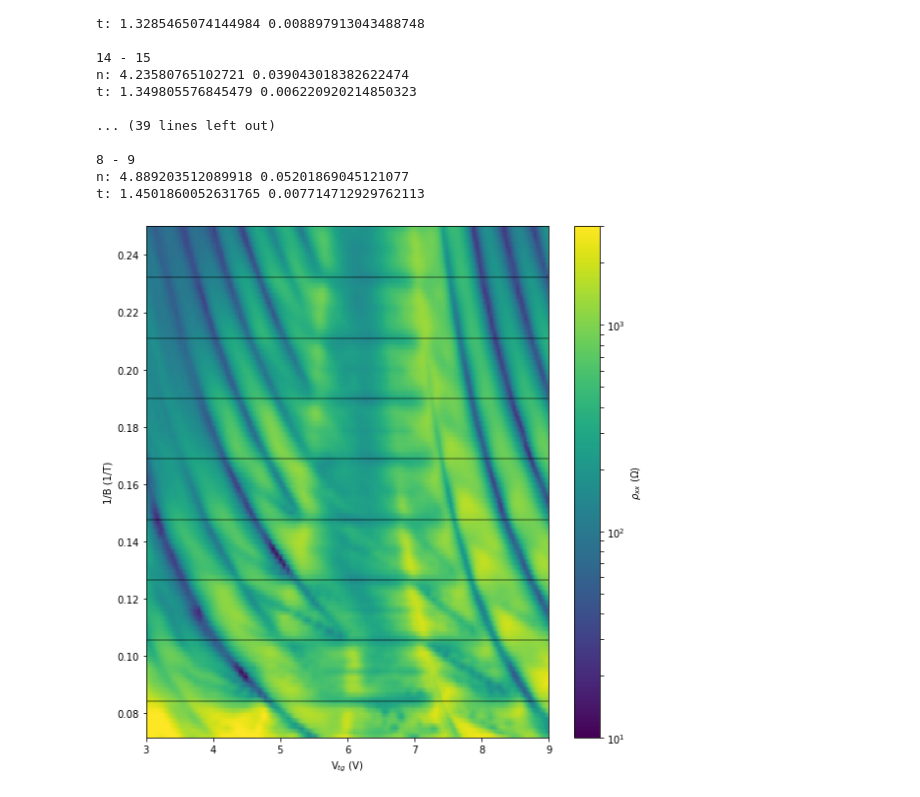
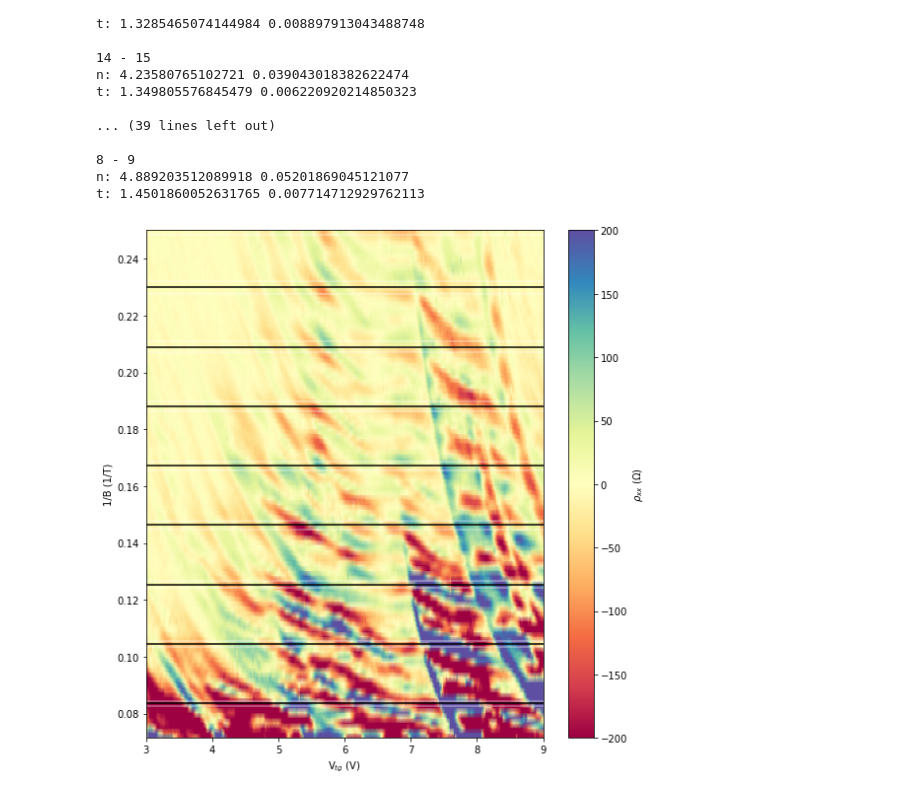
Before and after one commit to spxtr/noblehierarch, a Jupyter notebook: TwistAngle.ipynb, the cells around one changed output. Saved outputs shown, nothing was run; the diff lists cells and outputs as text; code cells hidden in the pictures.

```diff
--- a/TwistAngle.ipynb
+++ b/TwistAngle.ipynb
@@ -81,13 +81,13 @@ spacings = {
     1: (0.0238, 0.0002),
     2: (0.0224, 0.0003),
     3: (0.0217, 0.0002),
-    4: (0.0210, 0.0002),
+    4: (0.0212, 0.0002),
     5: (0.0209, 0.0002),
     6: (0.0212, 0.0001),
     7: (0.0188, 0.0002),
-    9: (0.023, 0.001),
+    9: (0.0233, 0.001),
     10: (0.0218, 0.0004),
-    11: (0.022, 0.0002),
+    11: (0.0218, 0.0002),
     12: (0.0212, 0.0002),
     13: (0.0208, 0.0004),
     14: (0.0211, 0.00008),
@@ -96,9 +96,8 @@ spacings = {
 a = 0.246
 
 def calc(spacing):
-    # This factor fixes an offset probably caused by the sample not being in the field center.
-    spacing = 0.2220 / 0.2110 * spacing
-    spacing = spacing
+    # This factor fixes an offset caused by the sample not being in the field center.
+    spacing = 0.222 / 0.211 * spacing
     nsat = 4 / (spacing * h / e) / 1e16 # 1e12 cm^-2
     lambdasat = np.sqrt(8 / np.sqrt(3) / nsat / 1e16) * 1e9
     theta = np.arccos((2 * lambdasat**2 - a**2) / (2 * lambdasat**2)) * 180 / np.pi
@@ -138,18 +137,23 @@ t: 1.349805576845479 0.006220920214850323
 n: 4.889203512089918 0.05201869045121077
 t: 1.4501860052631765 0.007714712929762113
 # %%
+# Adjust this to check each contact pair.
+chan = 5
+
 fig = plt.figure(figsize=(8, 8))
-chan = 14
 zs = np.ma.masked_array(np.loadtxt(os.path.join(datapath, f'twistangle/fbl_c{chan}_x.dat.gz')).reshape((len(ys), len(xs))) / curr / squares, curr < 1e-9)
-#plt.pcolormesh(xs, ys, np.gradient(zs)[0], cmap='Spectral', vmax=200, vmin=-200, rasterized=True, linewidth=0)
-plt.pcolormesh(xs, ys, zs, rasterized=True, linewidth=0, norm=SymLogNorm(linthresh=0.1, base=1000, vmin=10, vmax=3e3))
+plt.pcolormesh(xs, ys, np.gradient(zs)[0], cmap='Spectral', vmax=200, vmin=-200, rasterized=True, linewidth=0)
+#plt.pcolormesh(xs, ys, zs, rasterized=True, linewidth=0, norm=SymLogNorm(linthresh=0.1, base=1000, vmin=10, vmax=3e3))
 plt.ylim(1/14, 1/4)
 for i in range(100):
-    plt.axhline(i * spacings[chan][0], color='black', alpha=0.4)
+    plt.axhline(i * (spacings[chan][0] + spacings[chan][1]), color='white', alpha=0.4)
+    plt.axhline(i * (spacings[chan][0] - spacings[chan][1]), color='white', alpha=0.4)
+    plt.axhline(i * spacings[chan][0], color='black', alpha=1)
+
 plt.ylabel('1/B (1/T)')
 plt.xlabel('V$_{tg}$ (V)')
 plt.colorbar().ax.set_ylabel('$\\rho_{xx}$ (Ω)')
 plt.tight_layout()
 plt.show()
 # %% [output]
-[figure, old version]
+[figure, new version]
```
Also changed, not shown: 4 other files.
